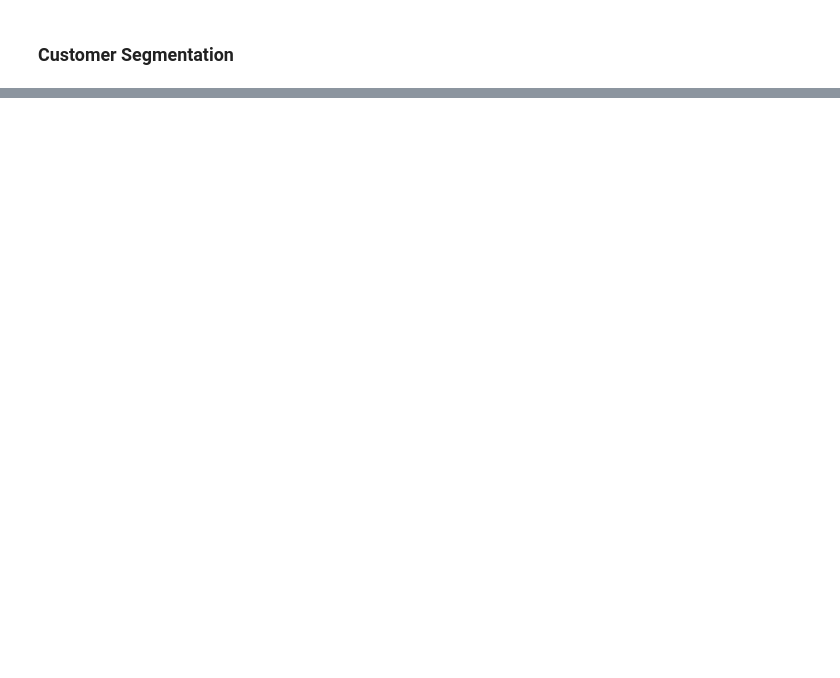
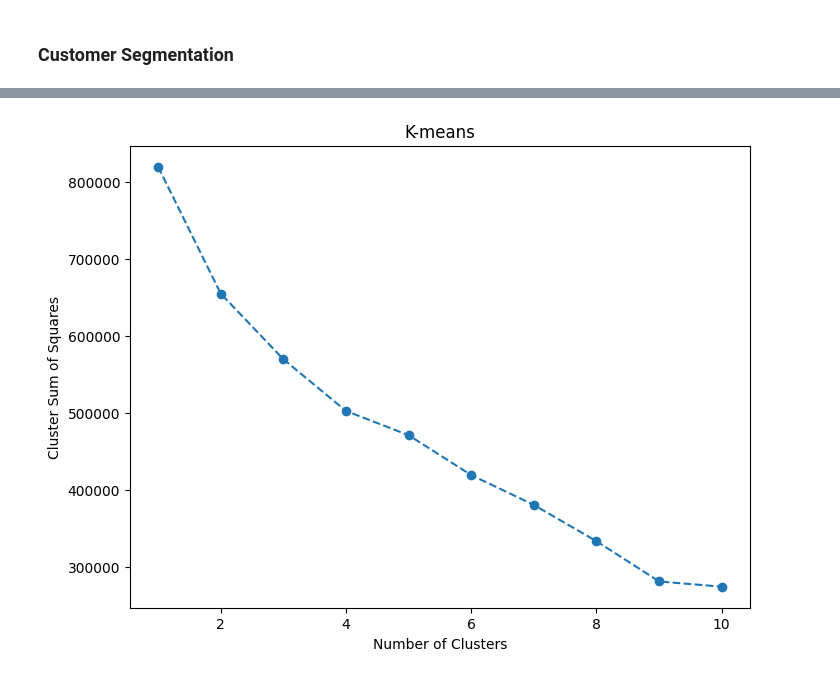
Before and after one commit to pathilink/triggo-ai_case, a Jupyter notebook: notebook/triggo_ai_business.ipynb, the cells around one changed output, grey strips where cells are left out. Saved outputs shown, nothing was run; the diff lists cells and outputs as text; code cells hidden in the pictures; blank space fills up the shorter version.

```diff
--- a/notebook/triggo_ai_business.ipynb
+++ b/notebook/triggo_ai_business.ipynb
@@ -82,0 +281,36 @@ dtype: int64
+# %%
+# reference date for recency calculation
+ref_date = df_['order_purchase_timestamp'].max()
+
+# recency (in days) since last purchase
+df_customer['recency_days'] = (ref_date - df_customer['last_purchase']).dt.days
+
+# average frequency (days between first and last purchase)
+df_customer['purchase_span_days'] = (df_customer['last_purchase'] - df_customer['first_purchase']).dt.days
+df_customer['purchase_freq'] = df_customer['num_orders'] / (df_customer['purchase_span_days'] + 1)
+# %%
+features = df_customer[['num_orders', 'avg_installments', 'total_payment',
+                        'total_price', 'total_freight', 'avg_review',
+                        'recency_days', 'purchase_span_days', 'purchase_freq']]
+# %%
+# normalize data
+scaler = StandardScaler()
+features_scaled = scaler.fit_transform(features)
+# %%
+wcss = []
+for i in range(1,11):
+    kmeans = KMeans(n_clusters = i, init = 'k-means++',  n_init='auto', random_state=18)
+    kmeans.fit(features_scaled)
+    wcss.append(kmeans.inertia_)
+# %%
+# Plot the Within Cluster Sum of Squares for the different number of clusters.
+# From this plot we choose the number of clusters.
+# We look for a kink in the graphic, after which the descent of wcss isn't as pronounced.
+plt.figure(figsize = (8,6))
+plt.plot(range(1, 11), wcss, marker = 'o', linestyle = '--')
+plt.xlabel('Number of Clusters')
+plt.ylabel('Cluster Sum of Squares') # Sum of squares within the cluster
+plt.title('K-means')
+plt.show()
+# %% [output]
+[figure, added]
```
Also changed, not shown: parts of 38 cells of this notebook.
